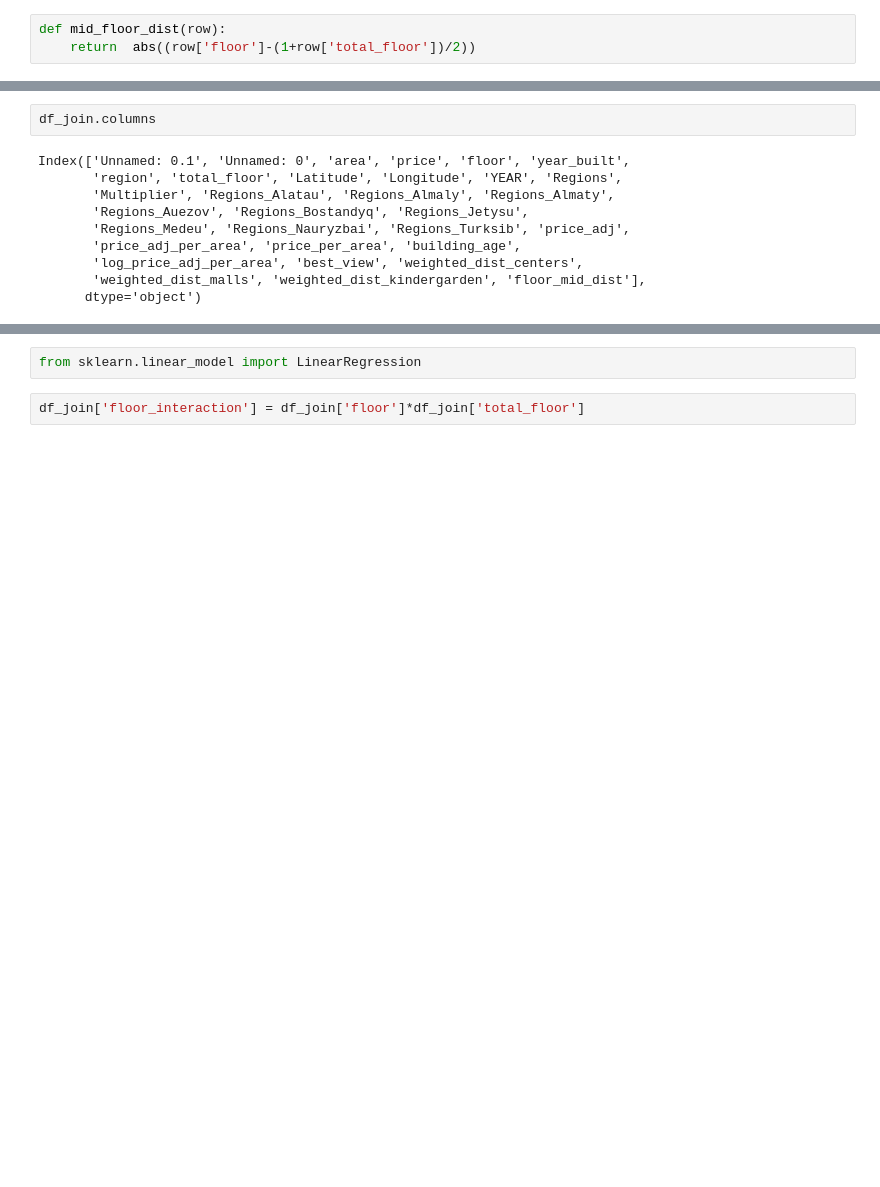
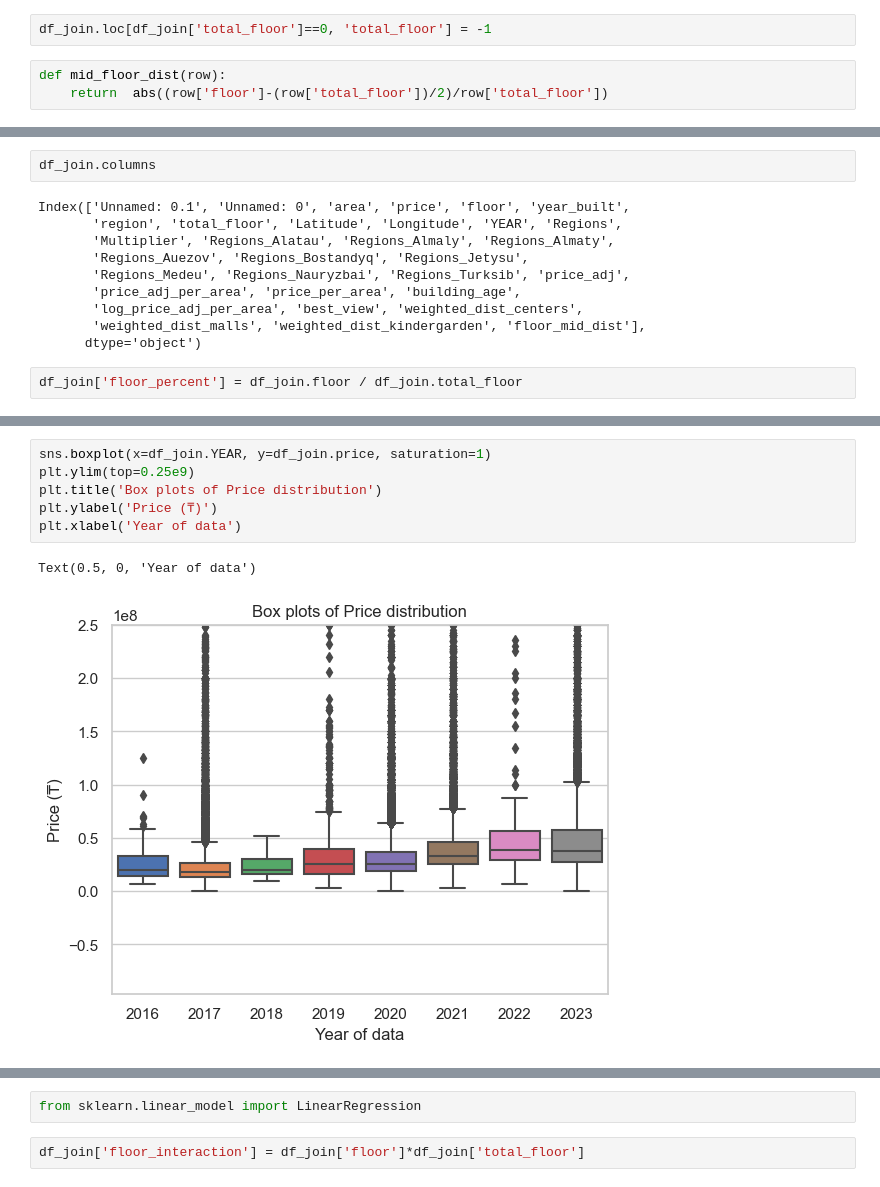
Before and after one commit to CodeForse/Diploma-, a Jupyter notebook: linear_models/linear_regression.ipynb, the cells around one changed output, grey strips where cells are left out. Drawn from its saved outputs; the diff is of its cells as text; blank space fills up the shorter version.

```diff
--- a/linear_models/linear_regression.ipynb
+++ b/linear_models/linear_regression.ipynb
@@ -205,9 +230,11 @@ sns.histplot(np.log(df_join['weighted_dist_centers']))
 # %% [output]
 <AxesSubplot: xlabel='weighted_dist_centers', ylabel='Count'>
 [figure]
+# %%
+df_join.loc[df_join['total_floor']==0, 'total_floor'] = -1
 # %%
 def mid_floor_dist(row):
-    return  abs((row['floor']-(1+row['total_floor'])/2))
+    return  abs((row['floor']-(row['total_floor'])/2)/row['total_floor'])
 # %%
 df_join['floor_mid_dist'] = df_join.apply(lambda x: mid_floor_dist(x), axis=1)
 # %%
@@ -269,3 +296,5 @@ Index(['Unnamed: 0.1', 'Unnamed: 0', 'area', 'price', 'floor', 'year_built',
        'log_price_adj_per_area', 'best_view', 'weighted_dist_centers',
        'weighted_dist_malls', 'weighted_dist_kindergarden', 'floor_mid_dist'],
       dtype='object')
+# %%
+df_join['floor_percent'] = df_join.floor / df_join.total_floor
@@ -271,0 +314,9 @@ Index(['Unnamed: 0.1', 'Unnamed: 0', 'area', 'price', 'floor', 'year_built',
+# %%
+sns.boxplot(x=df_join.YEAR, y=df_join.price, saturation=1)
+plt.ylim(top=0.25e9)
+plt.title('Box plots of Price distribution')
+plt.ylabel('Price (₸)')
+plt.xlabel('Year of data')
+# %% [output]
+Text(0.5, 0, 'Year of data')
+[figure, added]
```
Also changed, not shown: parts of 30 cells of this notebook, 3 other files.
